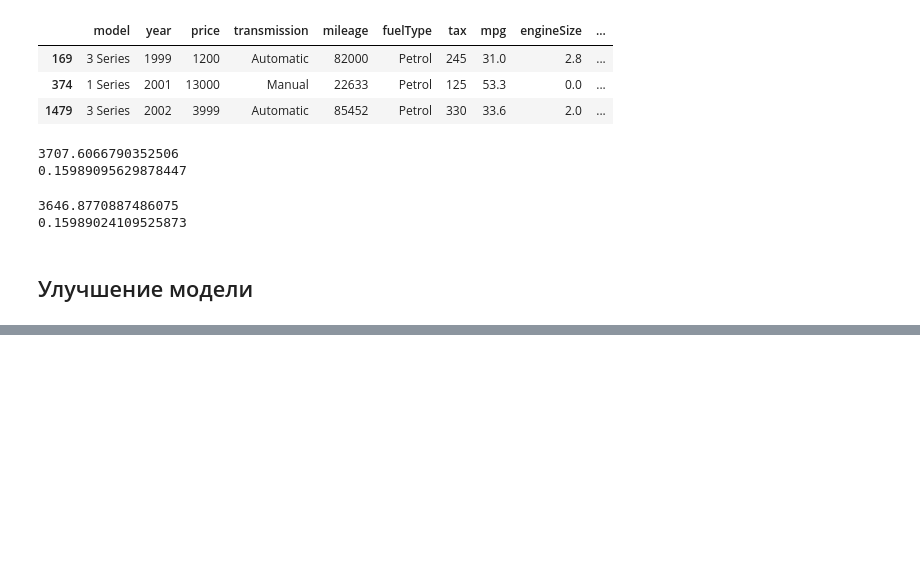
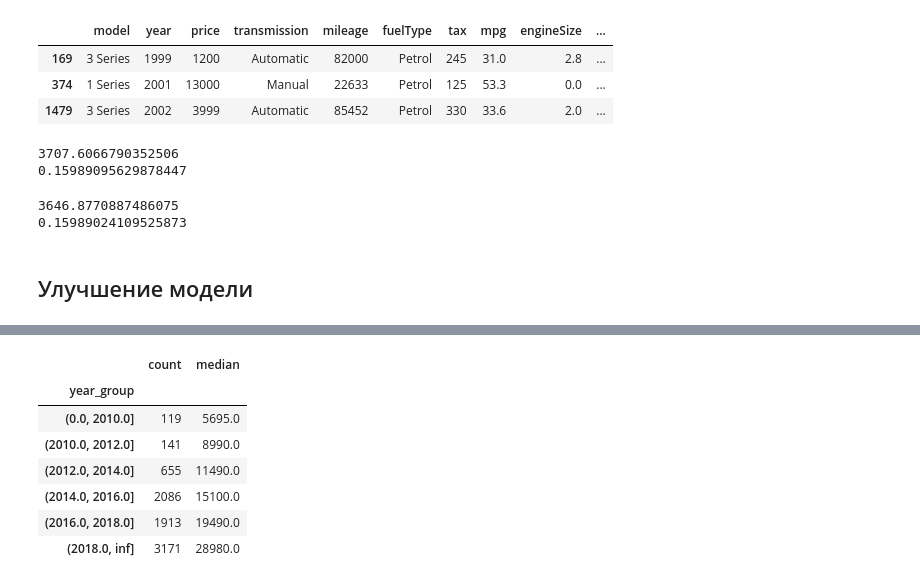
Before and after one commit to avgalkov/collab-notebooks, a Jupyter notebook: human_learning.ipynb, the cells around one changed output, grey strips where cells are left out. Saved outputs shown, nothing was run; the diff lists cells and outputs as text; code cells hidden in the pictures; blank space fills up the shorter version.

```diff
--- a/human_learning.ipynb
+++ b/human_learning.ipynb
@@ -617,0 +661,11 @@ error(test_no_nan['price'], test_no_nan['price_pred_year_engine_median'])
+# %%
+train.groupby('year_group')['price'].agg(['count','median'])
+# %% [output]
+|  | count | median |
+| year_group |  |  |
+| (0.0, 2010.0] | 119 | 5695.0 |
+| (2010.0, 2012.0] | 141 | 8990.0 |
+| (2012.0, 2014.0] | 655 | 11490.0 |
+| (2014.0, 2016.0] | 2086 | 15100.0 |
+| (2016.0, 2018.0] | 1913 | 19490.0 |
+| (2018.0, inf] | 3171 | 28980.0 |
```
Also changed, not shown: parts of 27 cells of this notebook.
